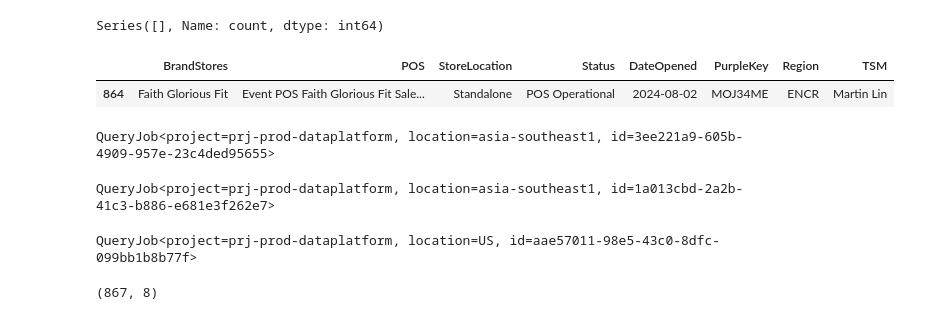
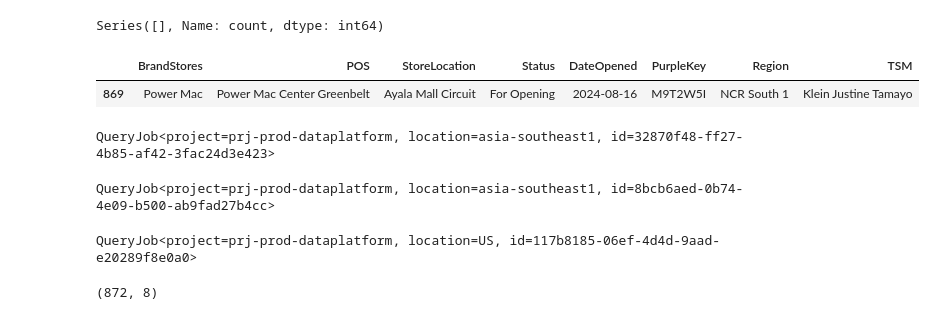
Before and after one commit to dchakroborti-tonik/POS_Addition, a Jupyter notebook: Notebook/Pos_mapping_new.ipynb, the cells around one changed output. Drawn from its saved outputs; the diff is of its cells as text; code cells hidden in the pictures.

```diff
--- a/Notebook/Pos_mapping_new.ipynb
+++ b/Notebook/Pos_mapping_new.ipynb
@@ -24,6 +24,6 @@ client = bigquery.Client(project='prj-prod-dataplatform')
 # Set options or configurations as needed
 # Example: pd.set_option('display.max_columns', None)
 # %%
-df = pd.read_csv(r"C:\Users\DwaipayanChakroborti\OneDrive - Tonik Financial Pte Ltd\MyStuff\SIL Sales\Shin Nebria\POS_Addition\Data\pos_add_20240802.csv")
+df = pd.read_csv(r"C:\Users\DwaipayanChakroborti\OneDrive - Tonik Financial Pte Ltd\MyStuff\SIL Sales\Shin Nebria\POS_Addition\Data\pos_add_20240816.csv")
 df.shape
 # %% [output]
@@ -352,32 +362,32 @@ print(filtered_counts)
 # %% [output]
 Series([], Name: count, dtype: int64)
 # %%
-df[df['PurpleKey']== 'MOJ34ME']
+df[df['PurpleKey']== 'M9T2W5I']
 # %% [output]
 |  | BrandStores | POS | StoreLocation | Status | DateOpened | PurpleKey | Region | TSM |
-| 864 | Faith Glorious Fit | Event POS Faith Glorious Fit Sale... | Standalone | POS Operational | 2024-08-02 | MOJ34ME | ENCR | Martin Lin |
+| 869 | Power Mac | Power Mac Center Greenbelt | Ayala Mall Circuit | For Opening | 2024-08-16 | M9T2W5I | NCR South 1 | Klein Justine Tamayo |
 # %%
 sq = """drop table prj-prod-dataplatform.dap_ds_poweruser_playground.POS_TSM_MAPIING;"""
 
 client.query(sq)
 # %% [output]
-QueryJob<project=prj-prod-dataplatform, location=asia-southeast1, id=3ee221a9-605b-4909-957e-23c4ded95655>
+QueryJob<project=prj-prod-dataplatform, location=asia-southeast1, id=32870f48-ff27-4b85-af42-3fac24d3e423>
 # %%
 sq = """create table prj-prod-dataplatform.dap_ds_poweruser_playground.POS_TSM_MAPIING as select * from prj-prod-dataplatform.dap_ds_poweruser_playground.POS_TSM_MAPIING1;"""
 client.query(sq)
 # %% [output]
-QueryJob<project=prj-prod-dataplatform, location=asia-southeast1, id=1a013cbd-2a2b-41c3-b886-e681e3f262e7>
+QueryJob<project=prj-prod-dataplatform, location=asia-southeast1, id=8bcb6aed-0b74-4e09-b500-ab9fad27b4cc>
 # %%
 client.query("commit")
 # %% [output]
-QueryJob<project=prj-prod-dataplatform, location=US, id=aae57011-98e5-43c0-8dfc-099bb1b8b77f>
+QueryJob<project=prj-prod-dataplatform, location=US, id=117b8185-06ef-4d4d-9aad-e20289f8e0a0>
 # %%
 sq = """select * from prj-prod-dataplatform.dap_ds_poweruser_playground.POS_TSM_MAPIING;"""
 
 df = client.query(sq).to_dataframe(progress_bar_type='tqdm')
 df.shape
 # %% [output]
-(867, 8)
+(872, 8)
 # %%
 df[df['BrandStores']=='VMax Mobile'].sort_values(by='DateOpened')
 # %% [output]
```
Also changed, not shown: parts of 30 cells of this notebook, 2 other files.
